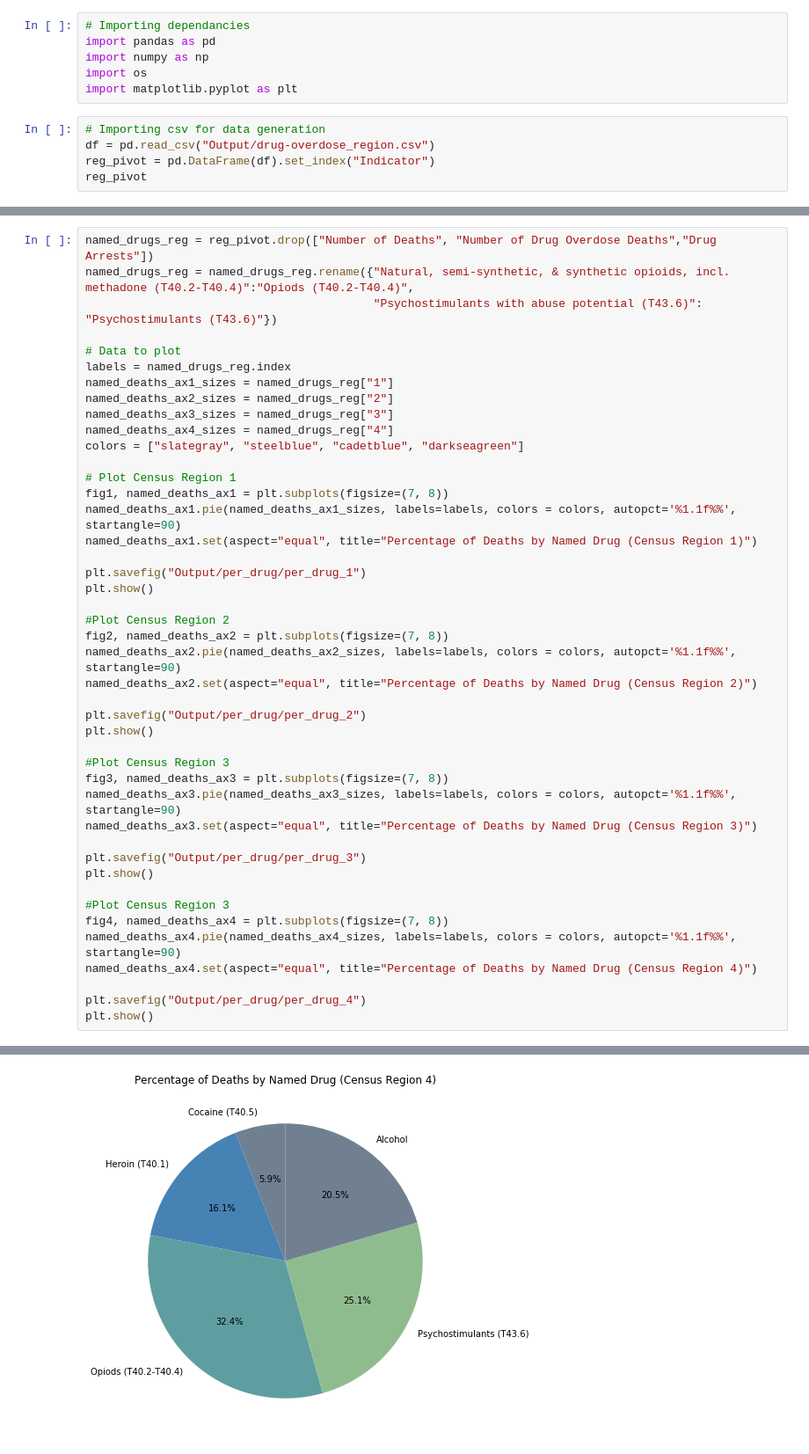
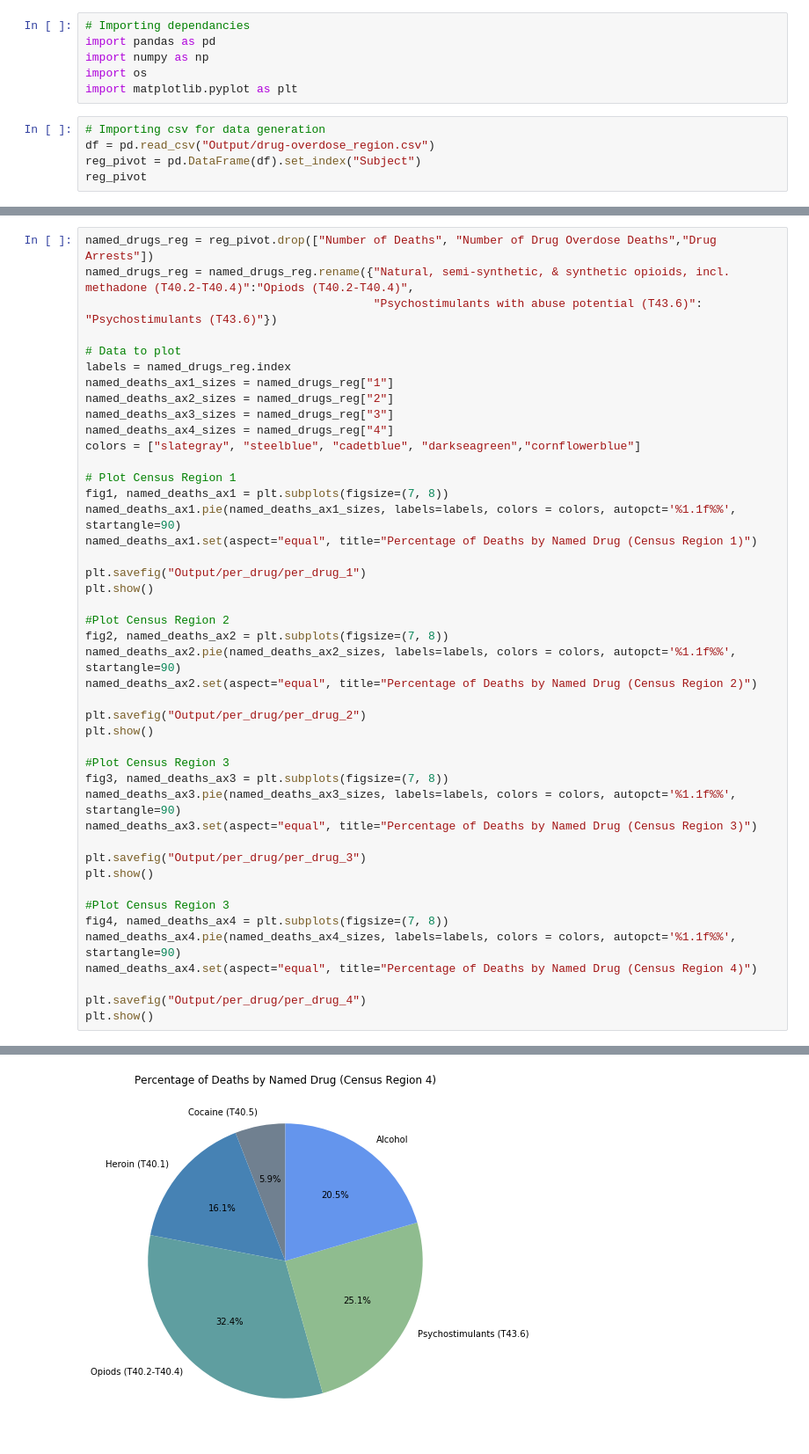
Before and after one commit to linmck/group_project_1, a Jupyter notebook: graphing.ipynb, the cells around one changed output, grey strips where cells are left out. Shown at 88% size. Saved outputs shown, nothing was run; the diff lists cells and outputs as text.

Commit message:
forgot graphing

```diff
--- a/graphing.ipynb
+++ b/graphing.ipynb
@@ -7,7 +7,7 @@ import matplotlib.pyplot as plt
 # %%
 # Importing csv for data generation
 df = pd.read_csv("Output/drug-overdose_region.csv")
-reg_pivot = pd.DataFrame(df).set_index("Indicator")
+reg_pivot = pd.DataFrame(df).set_index("Subject")
 reg_pivot
 # %% [output]
 |  | 1 | 2 | 3 | 4 |
@@ -31,7 +31,7 @@ named_deaths_ax1_sizes = named_drugs_reg["1"]
 named_deaths_ax2_sizes = named_drugs_reg["2"]
 named_deaths_ax3_sizes = named_drugs_reg["3"]
 named_deaths_ax4_sizes = named_drugs_reg["4"]
-colors = ["slategray", "steelblue", "cadetblue", "darkseagreen"]
+colors = ["slategray", "steelblue", "cadetblue", "darkseagreen","cornflowerblue"]
 
 # Plot Census Region 1
 fig1, named_deaths_ax1 = plt.subplots(figsize=(7, 8))
@@ -71,4 +71,4 @@ plt.show()
-[figure, old version]
+[figure, new version]
 # %%
 total_death_reg = reg_pivot.drop(["Cocaine (T40.5)", "Heroin (T40.1)", "Alcohol",
                                   "Natural, semi-synthetic, & synthetic opioids, incl. methadone (T40.2-T40.4)",
```
Also changed, not shown: parts of 3 cells of this notebook.
